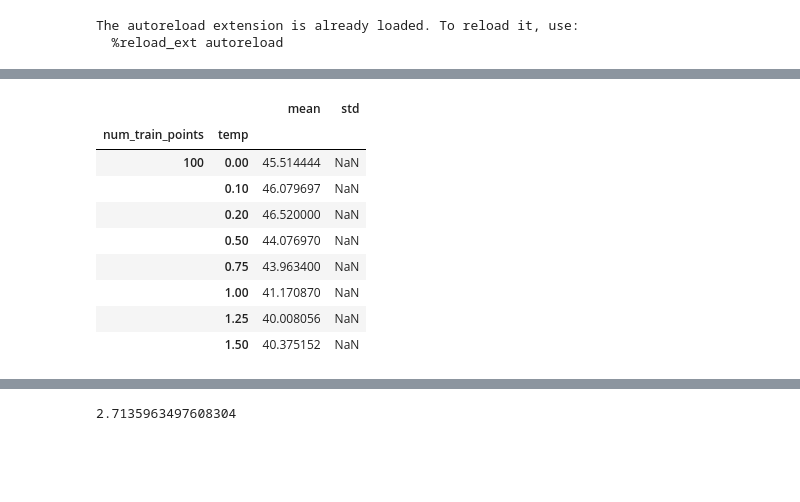
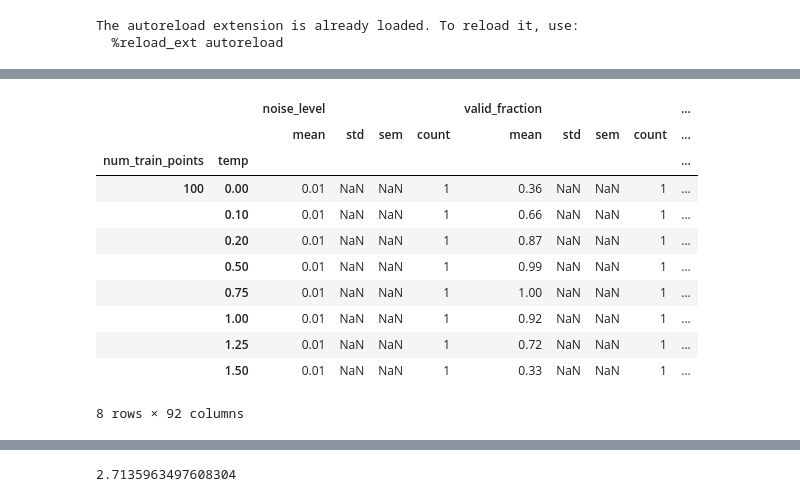
Before and after one commit to kjappelbaum/gptchem, a Jupyter notebook: experiments/05_inverse/polymers/random/plot_results.ipynb, the cells around one changed output, grey strips where cells are left out. Drawn from its saved outputs; the diff is of its cells as text; code cells hidden in the pictures; blank space fills up the shorter version.

```diff
--- a/experiments/05_inverse/polymers/random/plot_results.ipynb
+++ b/experiments/05_inverse/polymers/random/plot_results.ipynb
@@ -78,20 +58,22 @@ res
 # %%
 df = pd.DataFrame(compiled_res)
 # %%
-grouped = df.groupby(['num_train_points', 'temp']).agg(['mean', 'std'])
+grouped = df.groupby(['num_train_points', 'temp']).agg(['mean', 'std', sem, "count"])
 # %%
-grouped['LongestCommonSubsequence_mean']
+grouped
 # %% [output]
-|  |  | mean | std |
-| num_train_points | temp |  |  |
-| 100 | 0.00 | 45.514444 | NaN |
-|  | 0.10 | 46.079697 | NaN |
-|  | 0.20 | 46.520000 | NaN |
-|  | 0.50 | 44.076970 | NaN |
-|  | 0.75 | 43.963400 | NaN |
-|  | 1.00 | 41.170870 | NaN |
-|  | 1.25 | 40.008056 | NaN |
-|  | 1.50 | 40.375152 | NaN |
+|  |  | noise_level |  |  |  | valid_fraction |  |  |  | ... |
+|  |  | mean | std | sem | count | mean | std | sem | count | ... |
+| num_train_points | temp |  |  |  |  |  |  |  |  | ... |
+| 100 | 0.00 | 0.01 | NaN | NaN | 1 | 0.36 | NaN | NaN | 1 | ... |
+|  | 0.10 | 0.01 | NaN | NaN | 1 | 0.66 | NaN | NaN | 1 | ... |
+|  | 0.20 | 0.01 | NaN | NaN | 1 | 0.87 | NaN | NaN | 1 | ... |
+|  | 0.50 | 0.01 | NaN | NaN | 1 | 0.99 | NaN | NaN | 1 | ... |
+|  | 0.75 | 0.01 | NaN | NaN | 1 | 1.00 | NaN | NaN | 1 | ... |
+|  | 1.00 | 0.01 | NaN | NaN | 1 | 0.92 | NaN | NaN | 1 | ... |
+|  | 1.25 | 0.01 | NaN | NaN | 1 | 0.72 | NaN | NaN | 1 | ... |
+|  | 1.50 | 0.01 | NaN | NaN | 1 | 0.33 | NaN | NaN | 1 | ... |
+8 rows × 92 columns
 # %%
 
 fig, ax = plt.subplots(6,1, sharex='all', figsize=(ONE_COL_WIDTH_INCH, 2 * ONE_COL_WIDTH_INCH))
```
Also changed, not shown: parts of 3 cells of this notebook, 27 other files.
